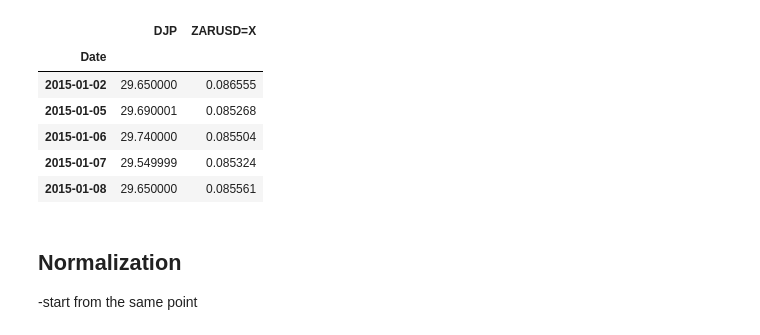
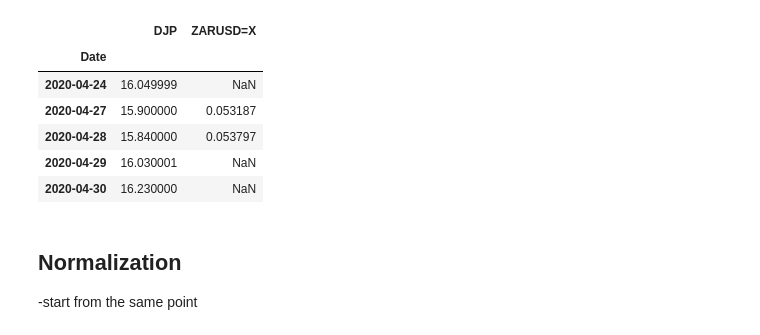
Before and after one commit to deanhoperobertson/Sasol_Stock_Prediction, a Jupyter notebook: Commodity ZAR Correlations.ipynb, the cells around one changed output. Saved outputs shown, nothing was run; the diff lists cells and outputs as text; code cells hidden in the pictures.

```diff
--- a/Commodity ZAR Correlations.ipynb
+++ b/Commodity ZAR Correlations.ipynb
@@ -13,13 +13,13 @@ for t in tickers:
-# %%
-ind_data.head()
-# %% [output]
-|  | DJP | ZARUSD=X |
-| Date |  |  |
-| 2015-01-02 | 29.650000 | 0.086555 |
-| 2015-01-05 | 29.690001 | 0.085268 |
-| 2015-01-06 | 29.740000 | 0.085504 |
-| 2015-01-07 | 29.549999 | 0.085324 |
-| 2015-01-08 | 29.650000 | 0.085561 |
+# %%
+ind_data.tail(5)
+# %% [output]
+|  | DJP | ZARUSD=X |
+| Date |  |  |
+| 2020-04-24 | 16.049999 | NaN |
+| 2020-04-27 | 15.900000 | 0.053187 |
+| 2020-04-28 | 15.840000 | 0.053797 |
+| 2020-04-29 | 16.030001 | NaN |
+| 2020-04-30 | 16.230000 | NaN |
 # %% [markdown]
 ## Normalization
 -start from the same point
```
Also changed, not shown: parts of 6 cells of this notebook.
